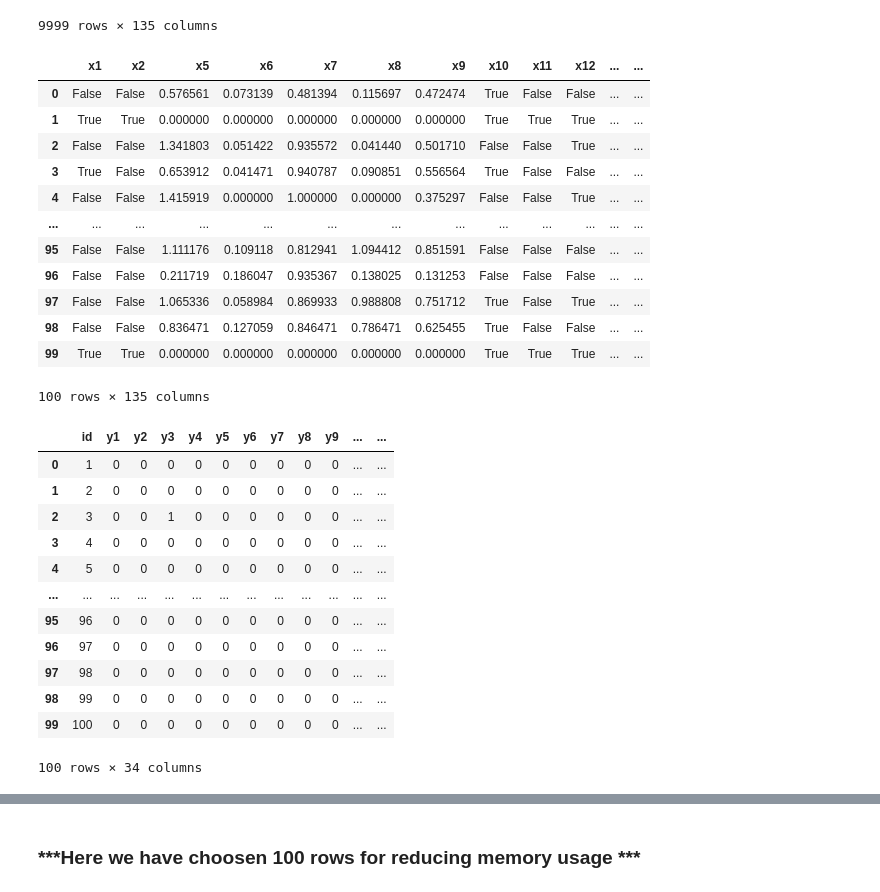
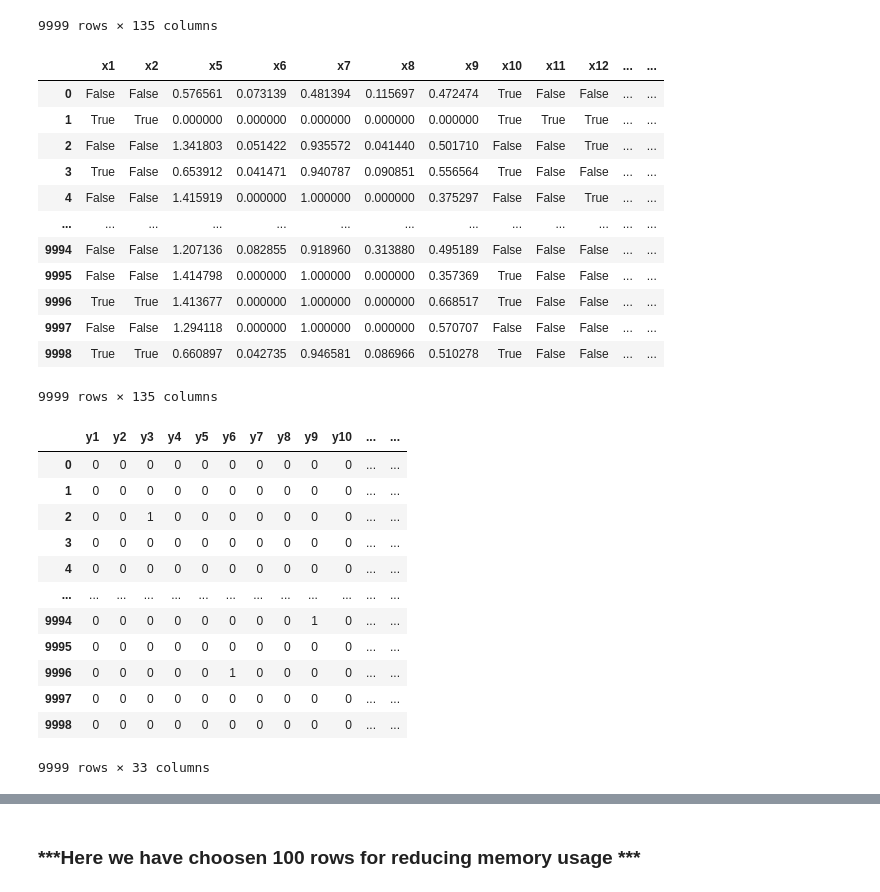
Before and after one commit to V-Nayak/DataScience_Assignments, a Jupyter notebook: Assignment_27june.ipynb, the cells around one changed output, grey strips where cells are left out. Saved outputs shown, nothing was run; the diff lists cells and outputs as text; code cells hidden in the pictures.

```diff
--- a/Assignment_27june.ipynb
+++ b/Assignment_27june.ipynb
@@ -52,7 +52,7 @@ X = merged_df.drop(['id', 'y1', 'y2', 'y3', 'y4', 'y5', 'y6', 'y7', 'y8', 'y9',
        'y11', 'y12', 'y13', 'y14', 'y15', 'y16', 'y17', 'y18', 'y19', 'y20',
        'y21', 'y22', 'y23', 'y24', 'y25', 'y26', 'y27', 'y28', 'y29', 'y30',
        'y31', 'y32', 'y33'], axis=1)  # Drop ID and label columns from features
-y = merged_df[['id', 'y1', 'y2', 'y3', 'y4', 'y5', 'y6', 'y7', 'y8', 'y9', 'y10',
+y = merged_df[['y1', 'y2', 'y3', 'y4', 'y5', 'y6', 'y7', 'y8', 'y9', 'y10',
        'y11', 'y12', 'y13', 'y14', 'y15', 'y16', 'y17', 'y18', 'y19', 'y20',
        'y21', 'y22', 'y23', 'y24', 'y25', 'y26', 'y27', 'y28', 'y29', 'y30',
        'y31', 'y32', 'y33']]  # Select multi-label columns as targets
@@ -164,7 +164,7 @@ other_features
 | 9998 | True | True | 0.660897 | 0.042735 | 0.946581 | 0.086966 | 0.510278 | True | False | False | ... | ... |
 9999 rows × 135 columns
 # %%
-X_subset =  X[other_features].head(100)
+X_subset =  X[other_features]
 X_subset
 # %% [output]
 |  | x1 | x2 | x5 | x6 | x7 | x8 | x9 | x10 | x11 | x12 | ... | ... |
@@ -174,28 +174,28 @@ X_subset
 | 3 | True | False | 0.653912 | 0.041471 | 0.940787 | 0.090851 | 0.556564 | True | False | False | ... | ... |
 | 4 | False | False | 1.415919 | 0.000000 | 1.000000 | 0.000000 | 0.375297 | False | False | True | ... | ... |
 | ... | ... | ... | ... | ... | ... | ... | ... | ... | ... | ... | ... | ... |
-| 95 | False | False | 1.111176 | 0.109118 | 0.812941 | 1.094412 | 0.851591 | False | False | False | ... | ... |
-| 96 | False | False | 0.211719 | 0.186047 | 0.935367 | 0.138025 | 0.131253 | False | False | False | ... | ... |
-| 97 | False | False | 1.065336 | 0.058984 | 0.869933 | 0.988808 | 0.751712 | True | False | True | ... | ... |
-| 98 | False | False | 0.836471 | 0.127059 | 0.846471 | 0.786471 | 0.625455 | True | False | False | ... | ... |
-| 99 | True | True | 0.000000 | 0.000000 | 0.000000 | 0.000000 | 0.000000 | True | True | True | ... | ... |
+| 9994 | False | False | 1.207136 | 0.082855 | 0.918960 | 0.313880 | 0.495189 | False | False | False | ... | ... |
+| 9995 | False | False | 1.414798 | 0.000000 | 1.000000 | 0.000000 | 0.357369 | True | False | False | ... | ... |
+| 9996 | True | True | 1.413677 | 0.000000 | 1.000000 | 0.000000 | 0.668517 | True | False | False | ... | ... |
+| 9997 | False | False | 1.294118 | 0.000000 | 1.000000 | 0.000000 | 0.570707 | False | False | False | ... | ... |
+| 9998 | True | True | 0.660897 | 0.042735 | 0.946581 | 0.086966 | 0.510278 | True | False | False | ... | ... |
-100 rows × 135 columns
+9999 rows × 135 columns
 # %%
-y_subset = y.head(100)
+y_subset = y.head(10000)
 y_subset
 # %% [output]
-|  | id | y1 | y2 | y3 | y4 | y5 | y6 | y7 | y8 | y9 | ... | ... |
-| 0 | 1 | 0 | 0 | 0 | 0 | 0 | 0 | 0 | 0 | 0 | ... | ... |
-| 1 | 2 | 0 | 0 | 0 | 0 | 0 | 0 | 0 | 0 | 0 | ... | ... |
-| 2 | 3 | 0 | 0 | 1 | 0 | 0 | 0 | 0 | 0 | 0 | ... | ... |
-| 3 | 4 | 0 | 0 | 0 | 0 | 0 | 0 | 0 | 0 | 0 | ... | ... |
-| 4 | 5 | 0 | 0 | 0 | 0 | 0 | 0 | 0 | 0 | 0 | ... | ... |
+|  | y1 | y2 | y3 | y4 | y5 | y6 | y7 | y8 | y9 | y10 | ... | ... |
+| 0 | 0 | 0 | 0 | 0 | 0 | 0 | 0 | 0 | 0 | 0 | ... | ... |
+| 1 | 0 | 0 | 0 | 0 | 0 | 0 | 0 | 0 | 0 | 0 | ... | ... |
+| 2 | 0 | 0 | 1 | 0 | 0 | 0 | 0 | 0 | 0 | 0 | ... | ... |
+| 3 | 0 | 0 | 0 | 0 | 0 | 0 | 0 | 0 | 0 | 0 | ... | ... |
+| 4 | 0 | 0 | 0 | 0 | 0 | 0 | 0 | 0 | 0 | 0 | ... | ... |
 | ... | ... | ... | ... | ... | ... | ... | ... | ... | ... | ... | ... | ... |
-| 95 | 96 | 0 | 0 | 0 | 0 | 0 | 0 | 0 | 0 | 0 | ... | ... |
-| 96 | 97 | 0 | 0 | 0 | 0 | 0 | 0 | 0 | 0 | 0 | ... | ... |
-| 97 | 98 | 0 | 0 | 0 | 0 | 0 | 0 | 0 | 0 | 0 | ... | ... |
-| 98 | 99 | 0 | 0 | 0 | 0 | 0 | 0 | 0 | 0 | 0 | ... | ... |
-| 99 | 100 | 0 | 0 | 0 | 0 | 0 | 0 | 0 | 0 | 0 | ... | ... |
+| 9994 | 0 | 0 | 0 | 0 | 0 | 0 | 0 | 0 | 1 | 0 | ... | ... |
+| 9995 | 0 | 0 | 0 | 0 | 0 | 0 | 0 | 0 | 0 | 0 | ... | ... |
+| 9996 | 0 | 0 | 0 | 0 | 0 | 1 | 0 | 0 | 0 | 0 | ... | ... |
+| 9997 | 0 | 0 | 0 | 0 | 0 | 0 | 0 | 0 | 0 | 0 | ... | ... |
+| 9998 | 0 | 0 | 0 | 0 | 0 | 0 | 0 | 0 | 0 | 0 | ... | ... |
-100 rows × 34 columns
+9999 rows × 33 columns
 # %%
 # Define the hashed columns and exclude them from the features used for training
```
Also changed, not shown: parts of 33 cells of this notebook.
